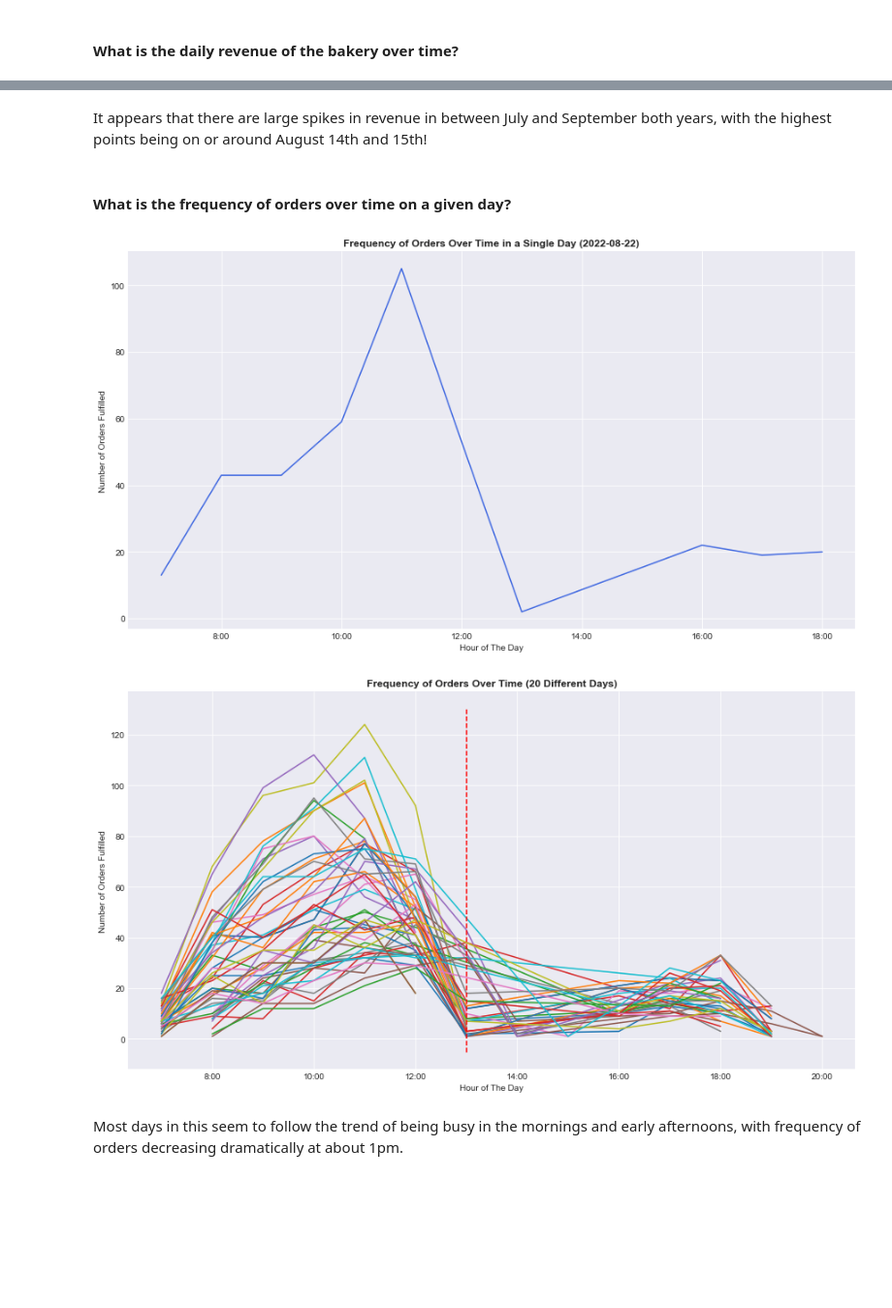
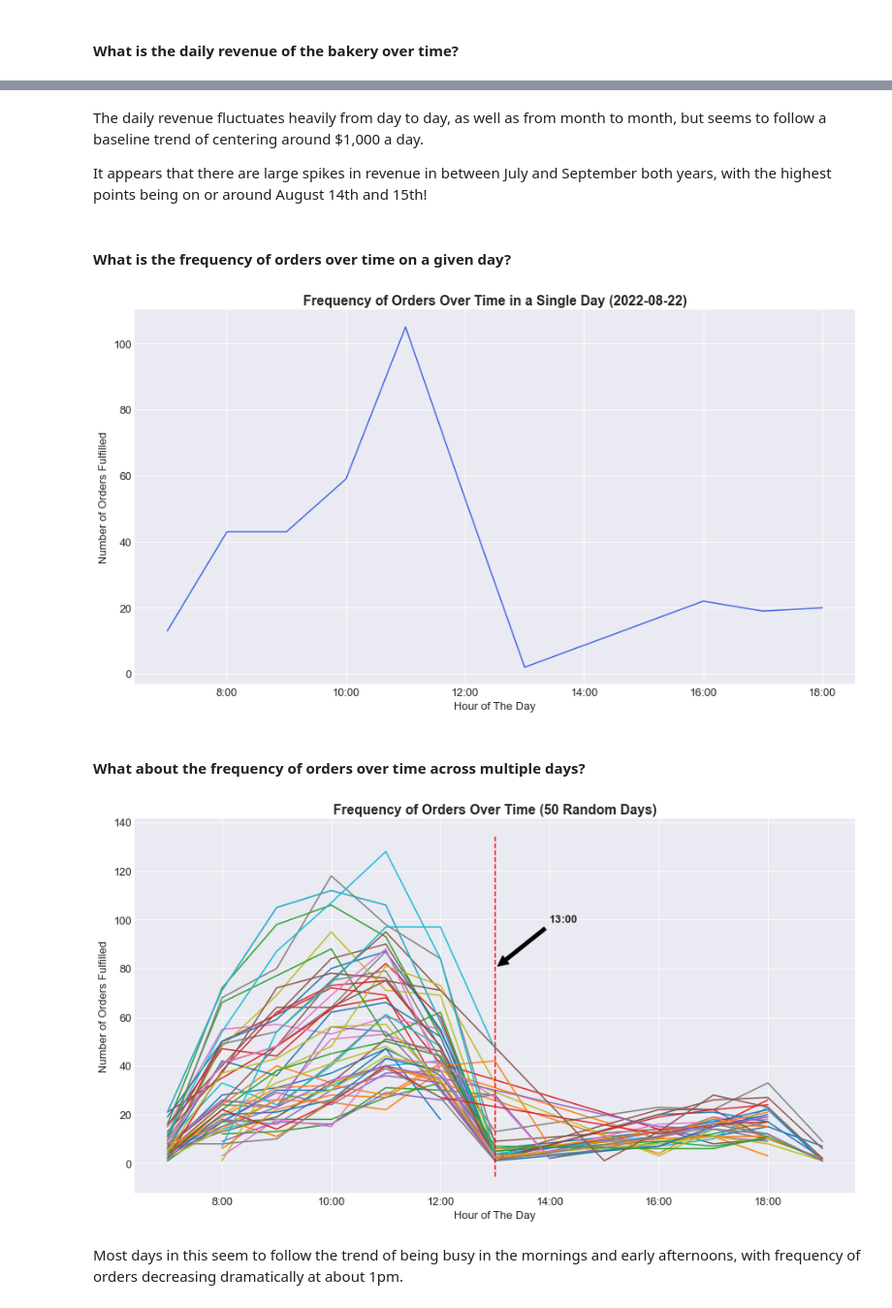
Before and after one commit to TrinityGahagen2K/french-bakery-analysis, a Jupyter notebook: french_bakery_analysis.ipynb, the cells around one changed output, grey strips where cells are left out. Shown at 97% size. Cells and saved outputs as stored; diff of their text form; code cells hidden in the pictures; blank space fills up the shorter version.

```diff
--- a/french_bakery_analysis.ipynb
+++ b/french_bakery_analysis.ipynb
@@ -80,6 +121,7 @@ bakery['Unnamed: 0'].head()
 Name: Unnamed: 0, dtype: int64
 # %%
 bakery['Quantity'] = bakery['Quantity'].astype(int)
+bakery['ticket_number'] = bakery['ticket_number'].astype(int)
 # %%
 # Unnamed doesn't seem like a useful column, so we'll just drop it
 try:
@@ -221,7 +267,7 @@ dtype: int64
 # Separating time increments into separate columns for future grouping
 bakery['month'] = bakery['date'].dt.month
 bakery['year'] = bakery['date'].dt.year
-bakery['day_of_the_week'] = bakery['date'].dt.day_of_week
+bakery['day_of_week'] = bakery['date'].dt.day_of_week
 
 
 DAY_DICT = {
@@ -249,8 +295,9 @@ MONTH_DICT = {
     12 : "Dec"
 }
 
+# Replace numbers with names according to the respective dictionaries
 bakery['month'].replace(MONTH_DICT, inplace=True)
-bakery['day_of_the_week'].replace(DAY_DICT, inplace=True)
+bakery['day_of_week'].replace(DAY_DICT, inplace=True)
 
 bakery.head()
 # %% [output]
@@ -292,3 +342,6 @@ bakery['day_of_month'] = bakery['date'].dt.day
+# %%
+# Format the strings in the article column to be more readable, i.e. titlecase rather than all uppercase
+bakery['article'] = bakery['article'].str.title()
 # %%
 bakery.info()
 # %% [output]
@@ -315,5 +368,5 @@ memory usage: 21.4+ MB
 # %%
-# Reordering columns
+# Reorder columns
 bakery = bakery[['time_dt',
                  'date',
                  'time',
@@ -321,7 +374,7 @@ bakery = bakery[['time_dt',
                  'year',
                  'month',
                  'day_of_month',
-                 'day_of_the_week',
+                 'day_of_week',
                  'ticket_number',
                  'article',
                  'Quantity',
@@ -376,13 +431,20 @@ ax.annotate(max_2021_date.strftime('%Y-%m-%d') + f'\n${max_2021_value:,.02f}',
 # %% [markdown]
+The daily revenue fluctuates heavily from day to day, as well as from month to month, but seems to follow a baseline trend of centering around $1,000 a day.
+
 It appears that there are large spikes in revenue in between July and September both years, with the highest points being on or around August 14th and 15th!
 # %% [markdown]
 #### What is the frequency of orders over time on a given day?
 # %%
+# Pick a random day out of the entire dataset
 random_day = bakery['date'].sample(n=1, random_state=42).iloc[0]
 
+# Subset the data to only transactions on this date
 random_day_df = bakery.loc[bakery['date'] == random_day]
-random_day_df
+
+# Count number of tickets per hour on this day
 data = random_day_df.groupby('hour')['ticket_number'].nunique()
+
+# Plot
 fig, ax = plt.subplots(figsize=(15, 8))
 ax.plot(data.index, data, color='royalblue')
 ax.set_xlabel('Hour of The Day')
@@ -391,34 +453,38 @@ ax.set_title('Frequency of Orders Over Time in a Single Day (' +  random_day.str
 ax.yaxis.set_major_formatter(FuncFormatter(lambda y, _: '{:,.0f}'.format(y)))
 ax.xaxis.set_major_formatter(FuncFormatter(lambda x, _: f'{x:.0f}:00'))
 # %% [output]
-[figure, old version]
+[figure, new version]
+# %% [markdown]
+#### What about the frequency of orders over time across multiple days?
 # %%
 fig, ax = plt.subplots(figsize=(15, 8))
 color_map = sns.color_palette('tab10')
+
+# Here, we repeat the same process as before, but this time plotting 50 random days instead of just one
 for i in range(50):
     random_day = bakery['date'].sample(n=1).iloc[0]
 
     random_day_df = bakery.loc[bakery['date'] == random_day]
     data = random_day_df.groupby('hour')['ticket_number'].nunique()
 
     ax.plot(data.index, data, color=color_map[i % 10])
 
 ax.vlines(x=13, ymin=ax.get_ylim()[0], ymax=ax.get_ylim()[1], color='red', ls='--')
 ax.annotate(text='13:00',
-            xy=(13, 150),
-            xytext=(14, 150),
+            xy=(13, 80),
+            xytext=(14, 100),
             xycoords='data',
             va='center',
             ha='left',
             fontweight = 'bold',
             arrowprops=dict(facecolor='black', shrink=0.05))
 ax.set_xlabel('Hour of The Day')
 ax.set_ylabel('Number of Orders Fulfilled')
-ax.set_title('Frequency of Orders Over Time (20 Different Days)')
+ax.set_title('Frequency of Orders Over Time (50 Random Days)')
 ax.yaxis.set_major_formatter(FuncFormatter(lambda y, _: '{:,.0f}'.format(y)))
 ax.xaxis.set_major_formatter(FuncFormatter(lambda x, _: f'{x:.0f}:00'))
 # %% [output]
-[figure, old version]
+[figure, new version]
 # %% [markdown]
 Most days in this seem to follow the trend of being busy in the mornings and early afternoons, with frequency of orders decreasing dramatically at about 1pm.
 # %% [markdown]
```
Also changed, not shown: parts of 65 cells of this notebook.
